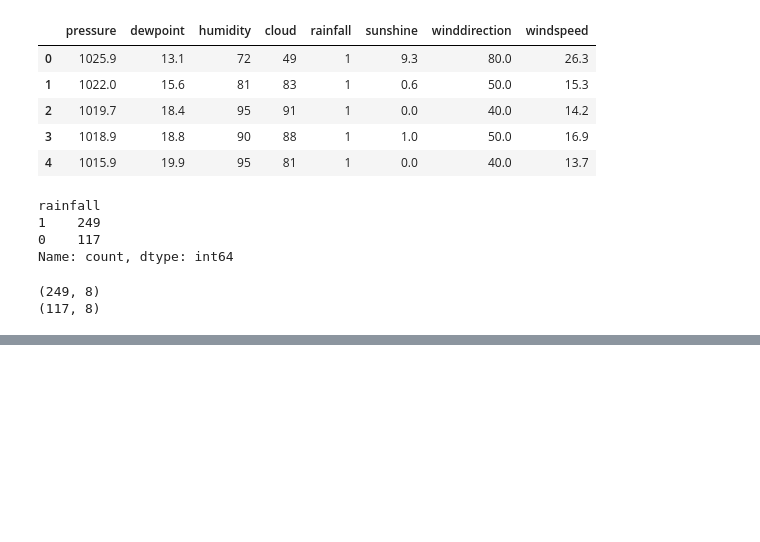
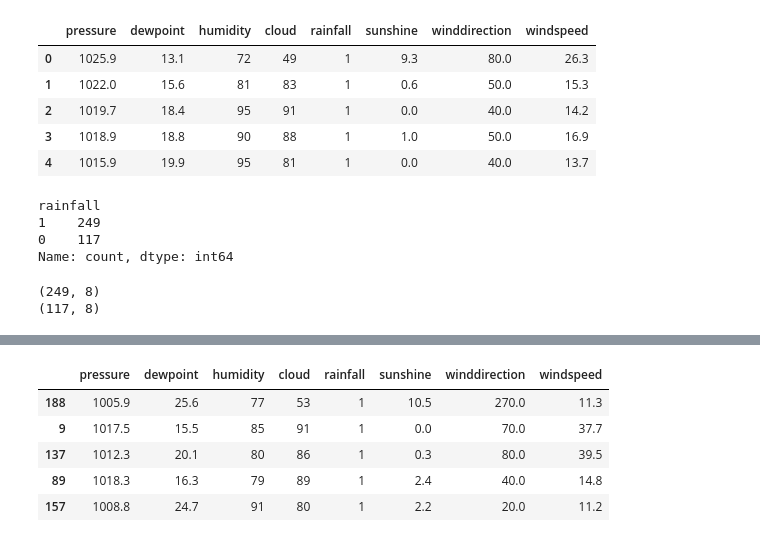
Before and after one commit to SinghKriti11/Rainfall-Prediction-Using-Machine-Learning, a Jupyter notebook: P5.ipynb, the cells around one changed output, grey strips where cells are left out. Drawn from its saved outputs; the diff is of its cells as text; code cells hidden in the pictures; blank space fills up the shorter version.

```diff
--- a/P5.ipynb
+++ b/P5.ipynb
@@ -288,0 +291,11 @@ df_majority_downsampled.shape
+# %%
+df_downsampled=pd.concat([df_majority_downsampled, df_minority])
+# %%
+df_downsampled.head()
+# %% [output]
+|  | pressure | dewpoint | humidity | cloud | rainfall | sunshine | winddirection | windspeed |
+| 188 | 1005.9 | 25.6 | 77 | 53 | 1 | 10.5 | 270.0 | 11.3 |
+| 9 | 1017.5 | 15.5 | 85 | 91 | 1 | 0.0 | 70.0 | 37.7 |
+| 137 | 1012.3 | 20.1 | 80 | 86 | 1 | 0.3 | 80.0 | 39.5 |
+| 89 | 1018.3 | 16.3 | 79 | 89 | 1 | 2.4 | 40.0 | 14.8 |
+| 157 | 1008.8 | 24.7 | 91 | 80 | 1 | 2.2 | 20.0 | 11.2 |
```
Also changed, not shown: parts of 1 cell of this notebook.
